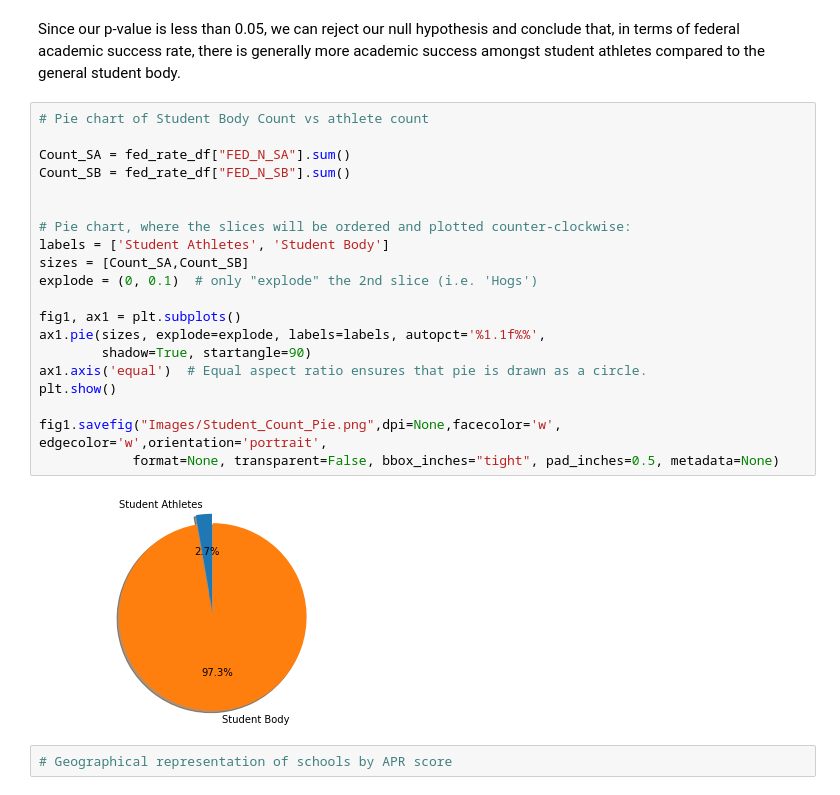
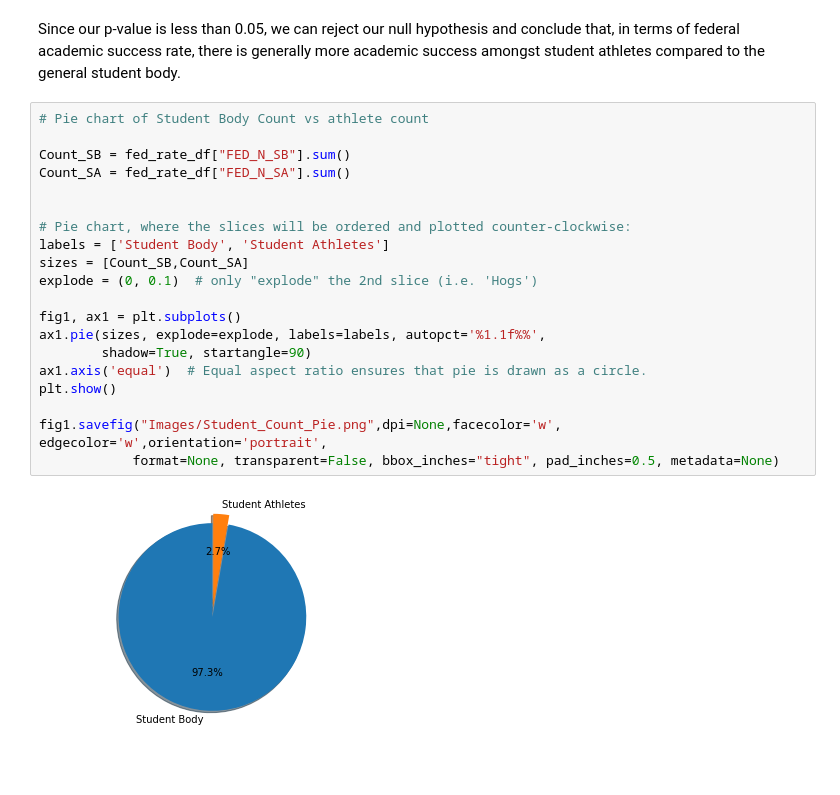
Before and after one commit to ashante112/Project1-Team2, a Jupyter notebook: Project1.ipynb, the cells around one changed output. Saved outputs shown, nothing was run; the diff lists cells and outputs as text; blank space fills up the shorter version.

Commit message:
added a plot

```diff
--- a/Project1.ipynb
+++ b/Project1.ipynb
@@ -247,24 +284,22 @@ compared to the general student body.
 # %%
 # Pie chart of Student Body Count vs athlete count
 
+Count_SB = fed_rate_df["FED_N_SB"].sum()
 Count_SA = fed_rate_df["FED_N_SA"].sum()
-Count_SB = fed_rate_df["FED_N_SB"].sum()
 
 
 # Pie chart, where the slices will be ordered and plotted counter-clockwise:
-labels = ['Student Athletes', 'Student Body']
-sizes = [Count_SA,Count_SB]
+labels = ['Student Body', 'Student Athletes']
+sizes = [Count_SB,Count_SA]
 explode = (0, 0.1)  # only "explode" the 2nd slice (i.e. 'Hogs')
 
 fig1, ax1 = plt.subplots()
 ax1.pie(sizes, explode=explode, labels=labels, autopct='%1.1f%%',
         shadow=True, startangle=90)
 ax1.axis('equal')  # Equal aspect ratio ensures that pie is drawn as a circle.
 plt.show()
 
 fig1.savefig("Images/Student_Count_Pie.png",dpi=None,facecolor='w', edgecolor='w',orientation='portrait',
             format=None, transparent=False, bbox_inches="tight", pad_inches=0.5, metadata=None)
 # %% [output]
-[figure, old version]
+[figure, new version]
-# %%
-# Geographical representation of schools by APR score
```
Also changed, not shown: parts of 7 cells of this notebook, 4 other files.
